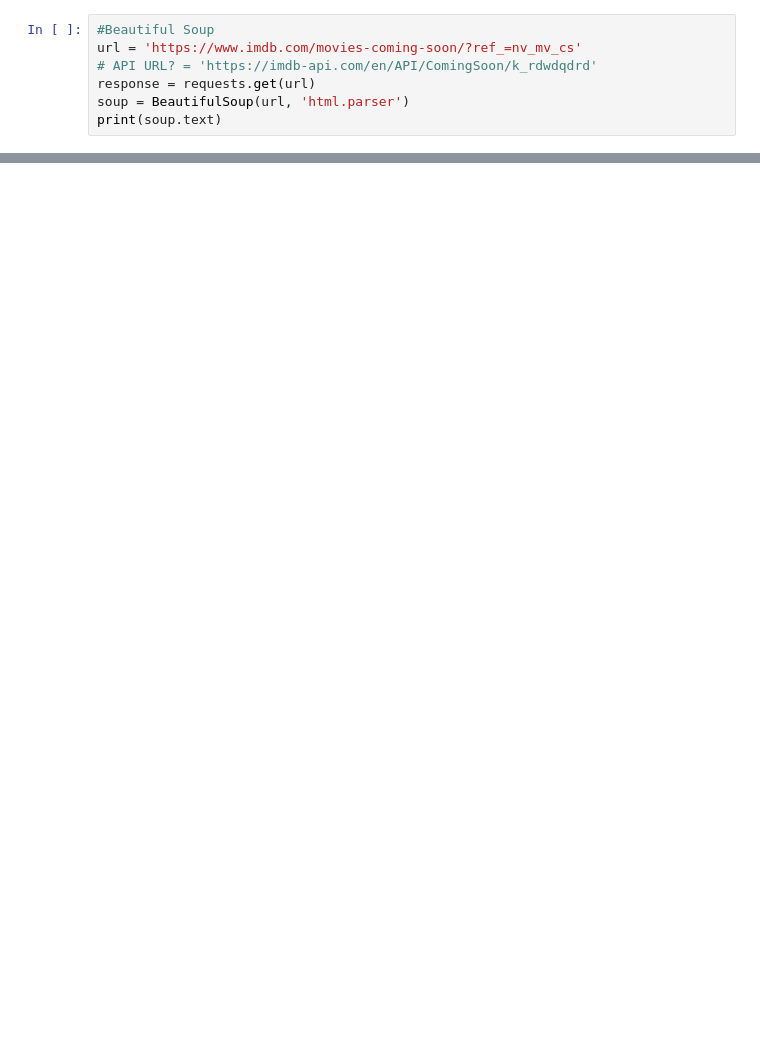
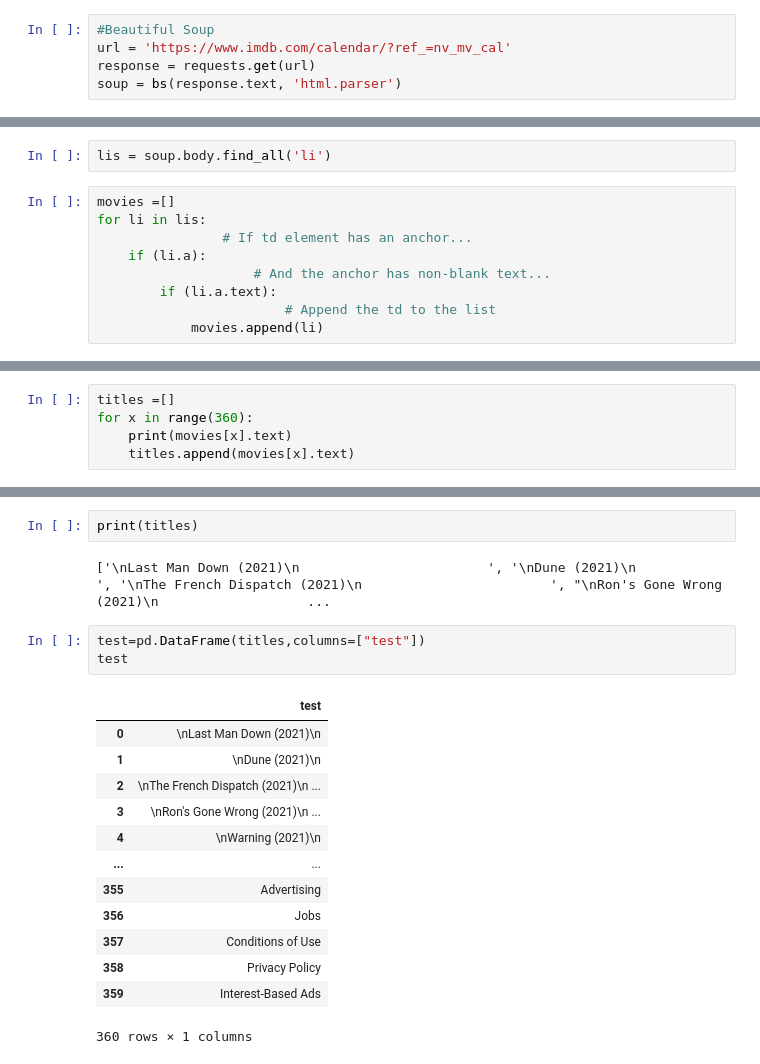
Before and after one commit to ashleighdevito/final_project, a Jupyter notebook: movie_list/comingsoon.ipynb, the cells around one changed output, grey strips where cells are left out. Drawn from its saved outputs; the diff is of its cells as text; blank space fills up the shorter version.

Commit message:
coming soon 2

```diff
--- a/movie_list/comingsoon.ipynb
+++ b/movie_list/comingsoon.ipynb
@@ -5,7 +12,5 @@ from bs4 import BeautifulSoup
 # %%
 #Beautiful Soup
-url = 'https://www.imdb.com/movies-coming-soon/?ref_=nv_mv_cs'
-# API URL? = 'https://imdb-api.com/en/API/ComingSoon/k_rdwdqdrd'
+url = 'https://www.imdb.com/calendar/?ref_=nv_mv_cal'
 response = requests.get(url)
-soup = BeautifulSoup(url, 'html.parser')
-print(soup.text)
+soup = bs(response.text, 'html.parser')
@@ -29,0 +17,11 @@ soup = bs(response.text, 'html.parser')
+# %%
+lis = soup.body.find_all('li')
+# %%
+movies =[]
+for li in lis:
+                # If td element has an anchor...
+    if (li.a):
+                    # And the anchor has non-blank text...
+        if (li.a.text):
+                        # Append the td to the list
+            movies.append(li)
@@ -29,0 +32,5 @@ soup = bs(response.text, 'html.parser')
+# %%
+titles =[]
+for x in range(360):
+    print(movies[x].text)
+    titles.append(movies[x].text)
@@ -29,0 +55,21 @@ soup = bs(response.text, 'html.parser')
+# %%
+print(titles)
+# %% [output]
+['\nLast Man Down (2021)\n                        ', '\nDune (2021)\n                        ', '\nThe French Dispatch (2021)\n                        ', "\nRon's Gone Wrong (2021)\n                   ...
+# %%
+test=pd.DataFrame(titles,columns=["test"])
+test
+# %% [output]
+|  | test |
+| 0 | \nLast Man Down (2021)\n |
+| 1 | \nDune (2021)\n |
+| 2 | \nThe French Dispatch (2021)\n ... |
+| 3 | \nRon's Gone Wrong (2021)\n ... |
+| 4 | \nWarning (2021)\n |
+| ... | ... |
+| 355 | Advertising |
+| 356 | Jobs |
+| 357 | Conditions of Use |
+| 358 | Privacy Policy |
+| 359 | Interest-Based Ads |
+360 rows × 1 columns
```
Also changed, not shown: parts of 14 cells of this notebook, 9 other files.
